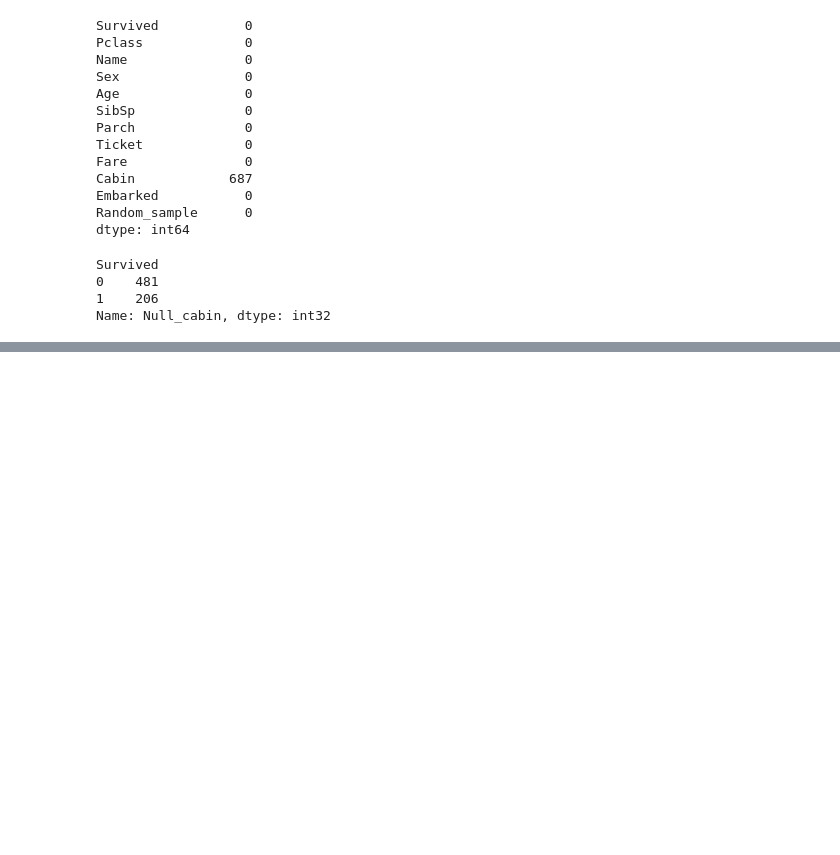
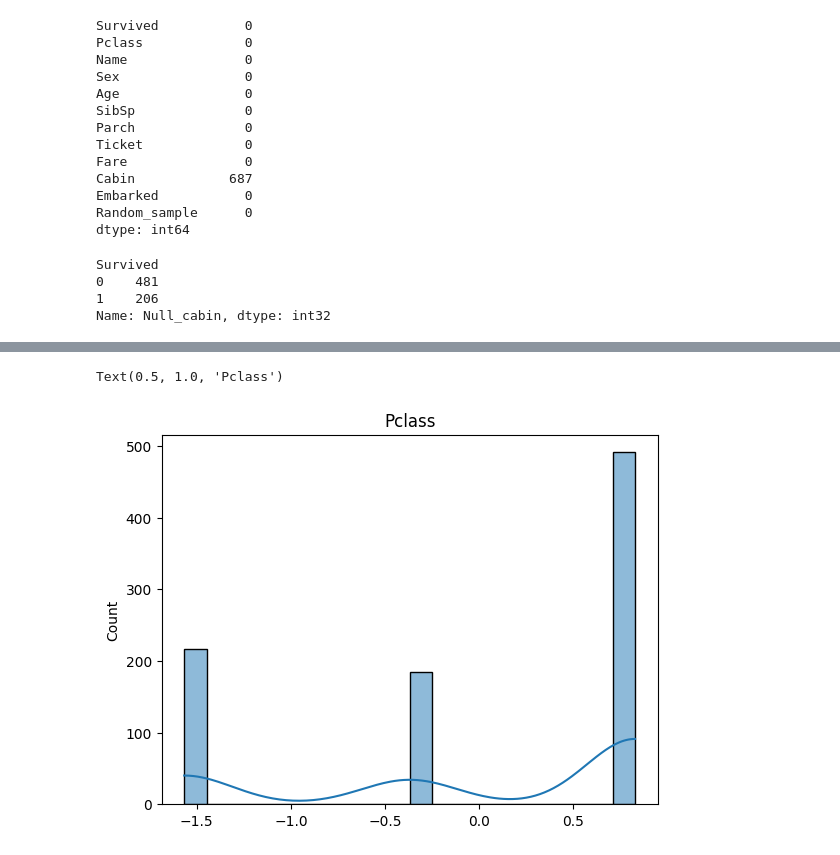
Before and after one commit to singh-manavv/Titanic-Dataset, a Jupyter notebook: titanic.ipynb, the cells around one changed output, grey strips where cells are left out. Drawn from its saved outputs; the diff is of its cells as text; code cells hidden in the pictures; blank space fills up the shorter version.

```diff
--- a/titanic.ipynb
+++ b/titanic.ipynb
@@ -237,0 +261,3 @@ Name: Cabin, Length: 891, dtype: object
+# %%
+df['Ordinal_Cabin'] = df['Cabin'].map(label_ordinal)
+df.head()
@@ -237,0 +273,7 @@ Name: Cabin, Length: 891, dtype: object
+# %%
+from sklearn.preprocessing import StandardScaler
+
+scaler = StandardScaler()
+# %%
+df2 = df[['Survived','Pclass','Age','Fare']].copy()
+df2.head()
@@ -237,0 +287,3 @@ Name: Cabin, Length: 891, dtype: object
+# %%
+scaled_df = scaler.fit_transform(df2)
+scaled_df
@@ -237,0 +298,7 @@ Name: Cabin, Length: 891, dtype: object
+# %%
+# Creating a histogram plot using the seaborn library (`sns`). It is plotting the values from the second column (`[:,1]`) "Pclass" of the `scaled_df` dataframe. The `bins=20` parameter specifies that the histogram should be divided into 30 bins.
+sns.histplot(scaled_df[:,1],bins=20,kde=True)
+plt.title('Pclass')
+# %% [output]
+Text(0.5, 1.0, 'Pclass')
+[figure, added]
```
Also changed, not shown: parts of 26 cells of this notebook.
